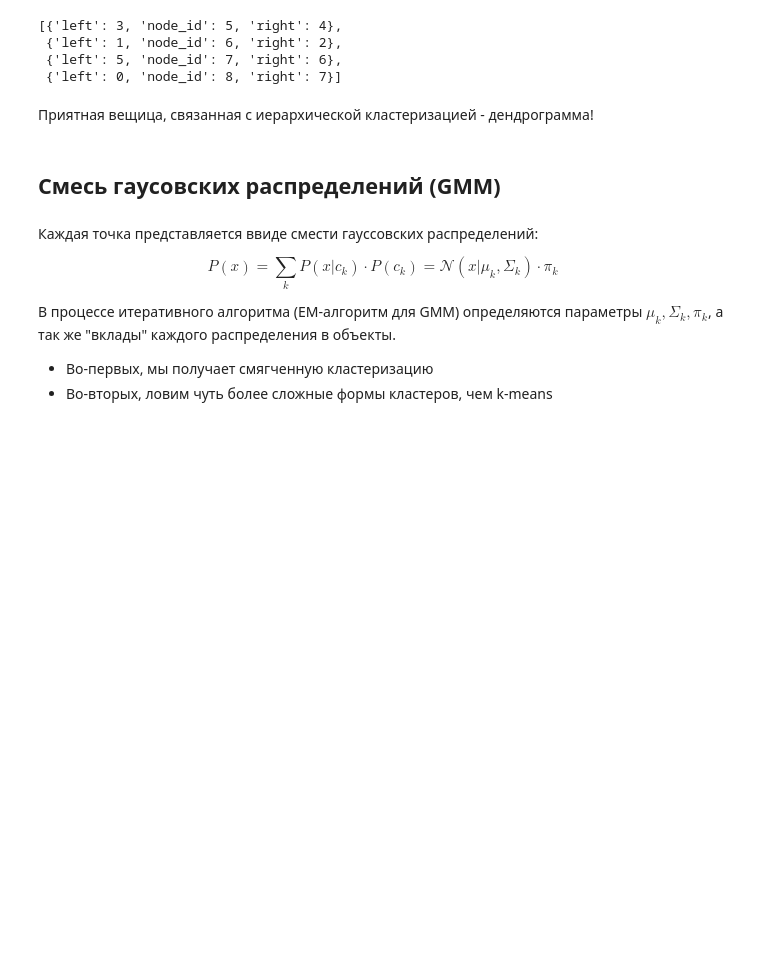
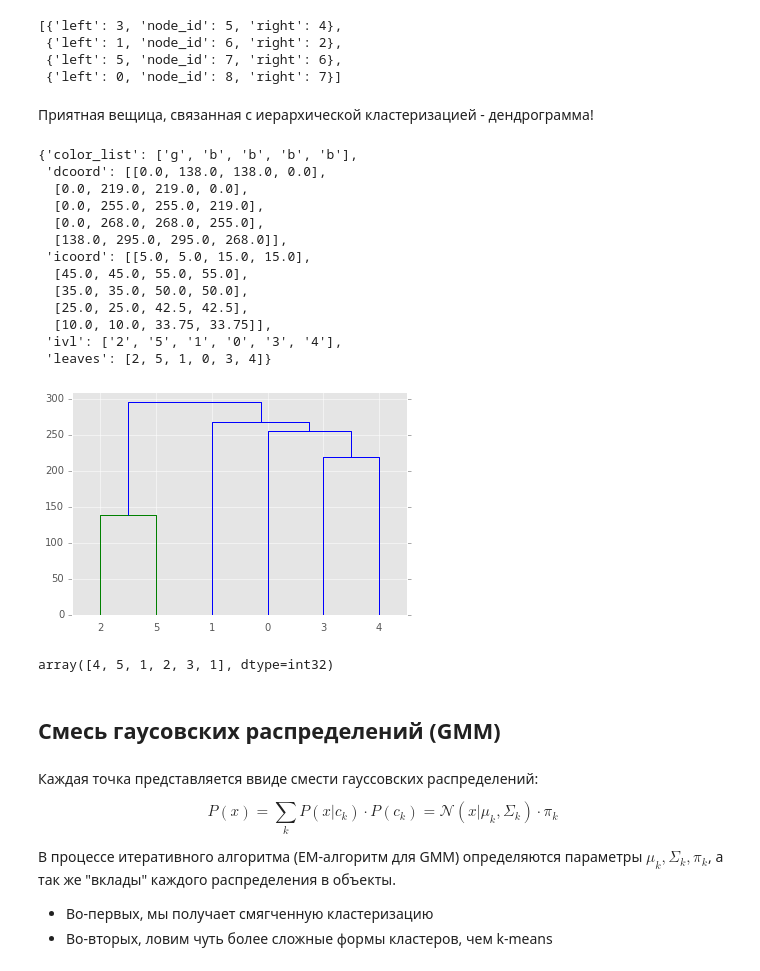
Before and after one commit to grafft/hse-tasks, a Jupyter notebook: minor-ida-16/sem7/clustering-empty.ipynb, the cells around one changed output. Drawn from its saved outputs; the diff is of its cells as text; code cells hidden in the pictures; blank space fills up the shorter version.

```diff
--- a/minor-ida-16/sem7/clustering-empty.ipynb
+++ b/minor-ida-16/sem7/clustering-empty.ipynb
@@ -200,10 +193,31 @@ from scipy.cluster.hierarchy import fcluster
 # %% [markdown]
 Приятная вещица, связанная с иерархической кластеризацией - дендрограмма!
 # %%
+import numpy as np
 ytdist = np.array([662., 877., 255., 412., 996., 295., 468., 268., 400., 754., 564., 138., 219., 869., 669.])
 # Кластеризация и дендрограмма
+Z = linkage(ytdist)
+dendrogram(Z)
+# %% [output]
+{'color_list': ['g', 'b', 'b', 'b', 'b'],
+ 'dcoord': [[0.0, 138.0, 138.0, 0.0],
+  [0.0, 219.0, 219.0, 0.0],
+  [0.0, 255.0, 255.0, 219.0],
+  [0.0, 268.0, 268.0, 255.0],
+  [138.0, 295.0, 295.0, 268.0]],
+ 'icoord': [[5.0, 5.0, 15.0, 15.0],
+  [45.0, 45.0, 55.0, 55.0],
+  [35.0, 35.0, 50.0, 50.0],
+  [25.0, 25.0, 42.5, 42.5],
+  [10.0, 10.0, 33.75, 33.75]],
+ 'ivl': ['2', '5', '1', '0', '3', '4'],
+ 'leaves': [2, 5, 1, 0, 3, 4]}
+[figure, added]
 # %%
 # Для того, чтобы определить метки кластеров используем fcluster
+fcluster(Z, t=150, criterion='distance')
+# %% [output]
+array([4, 5, 1, 2, 3, 1], dtype=int32)
 # %%
 # Теперь то же самое для iris
 # %% [markdown]
```
Also changed, not shown: parts of 1 cell of this notebook, 32 other files.
